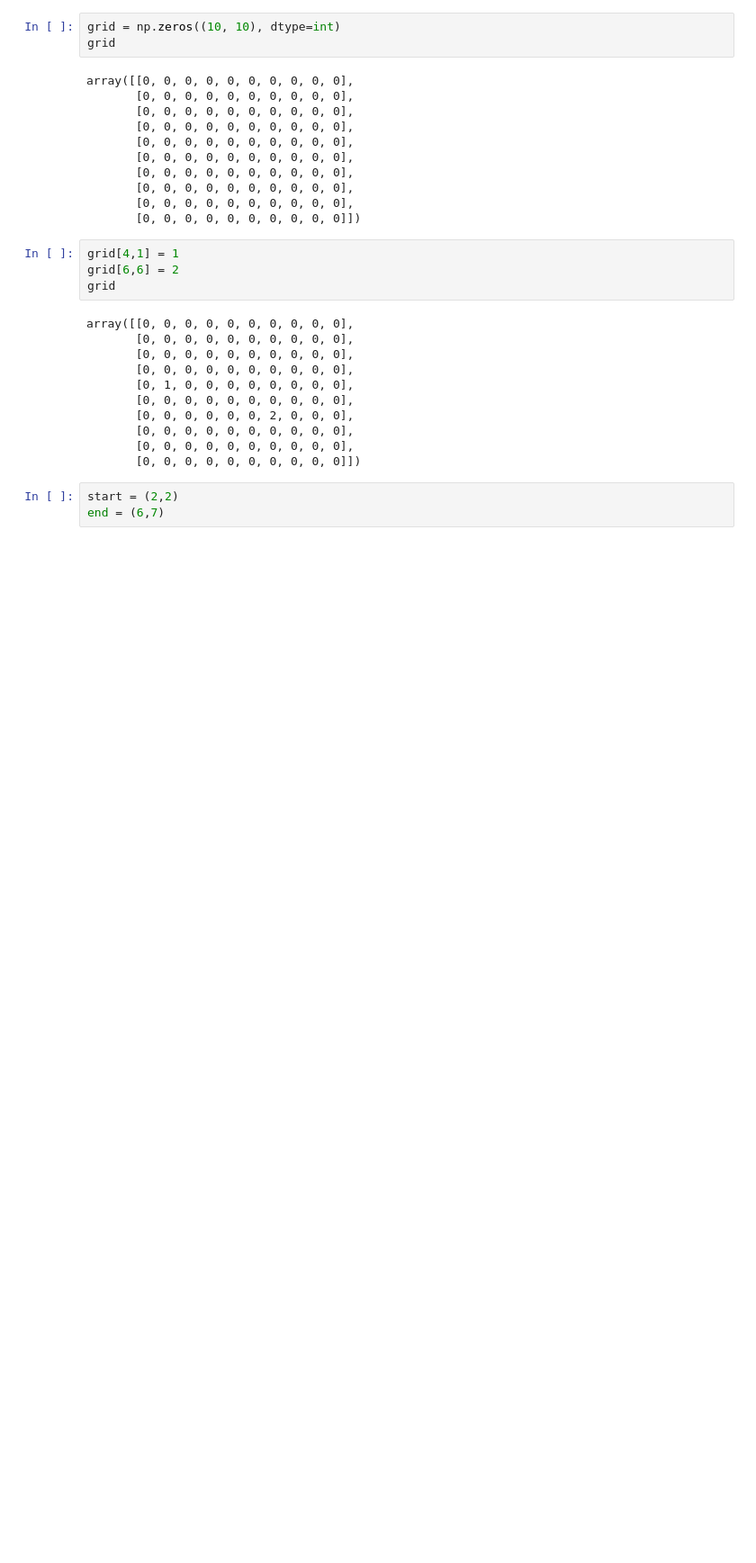
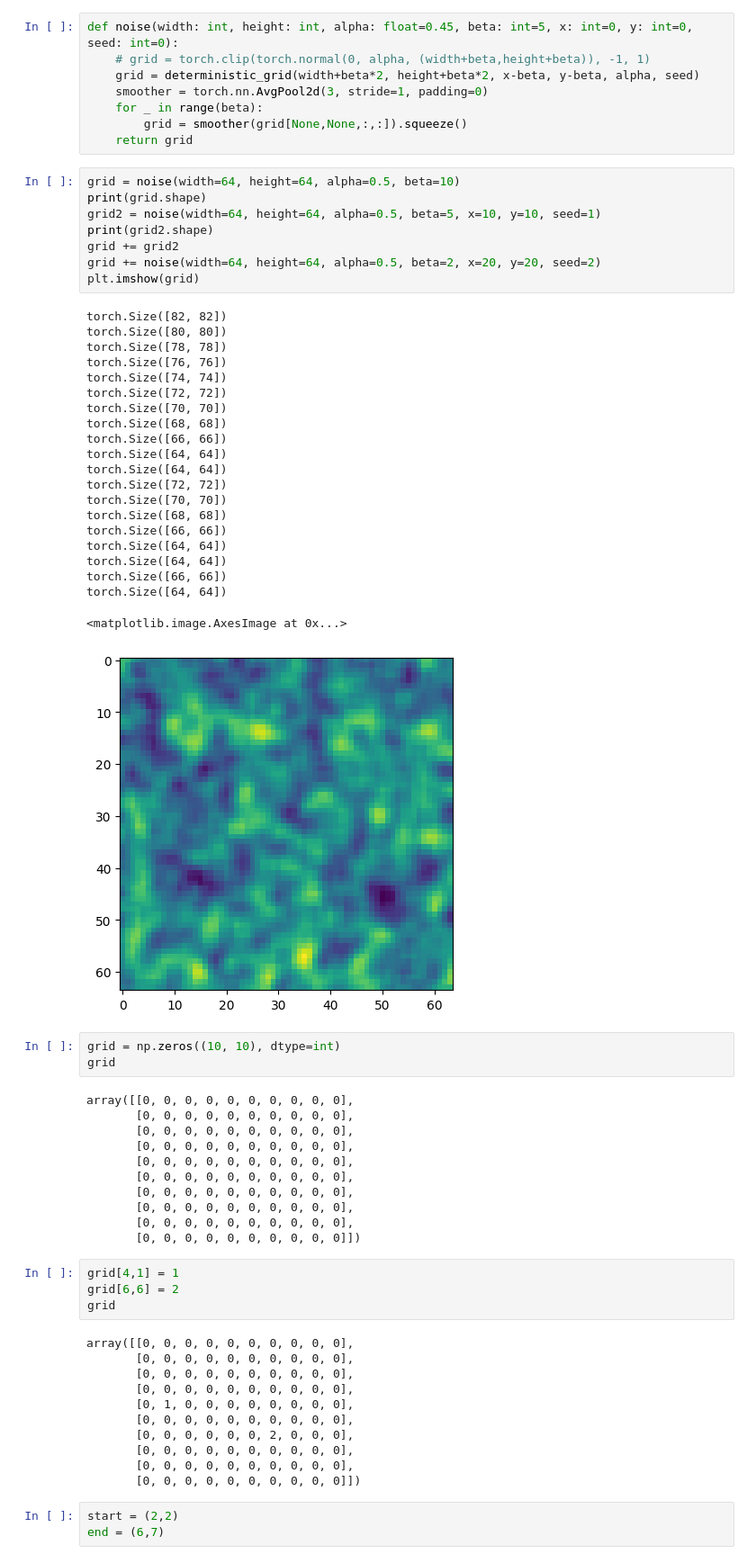
Before and after one commit to mnbvmnbv2/py-map, a Jupyter notebook: alt.ipynb, the cells around one changed output. Shown: that part at 90% size. Drawn from its saved outputs; the diff is of its cells as text; blank space fills up the shorter version.

```diff
--- a/alt.ipynb
+++ b/alt.ipynb
@@ -5,3 +79,41 @@ import matplotlib.pyplot as plt
+# %%
+def noise(width: int, height: int, alpha: float=0.45, beta: int=5, x: int=0, y: int=0, seed: int=0):
+    # grid = torch.clip(torch.normal(0, alpha, (width+beta,height+beta)), -1, 1)
+    grid = deterministic_grid(width+beta*2, height+beta*2, x-beta, y-beta, alpha, seed)
+    smoother = torch.nn.AvgPool2d(3, stride=1, padding=0)
+    for _ in range(beta):
+        grid = smoother(grid[None,None,:,:]).squeeze()
+    return grid
+# %%
+grid = noise(width=64, height=64, alpha=0.5, beta=10)
+print(grid.shape)
+grid2 = noise(width=64, height=64, alpha=0.5, beta=5, x=10, y=10, seed=1)
+print(grid2.shape)
+grid += grid2
+grid += noise(width=64, height=64, alpha=0.5, beta=2, x=20, y=20, seed=2)
+plt.imshow(grid)
+# %% [output]
+torch.Size([82, 82])
+torch.Size([80, 80])
+torch.Size([78, 78])
+torch.Size([76, 76])
+torch.Size([74, 74])
+torch.Size([72, 72])
+torch.Size([70, 70])
+torch.Size([68, 68])
+torch.Size([66, 66])
+torch.Size([64, 64])
+torch.Size([64, 64])
+torch.Size([72, 72])
+torch.Size([70, 70])
+torch.Size([68, 68])
+torch.Size([66, 66])
+torch.Size([64, 64])
+torch.Size([64, 64])
+torch.Size([66, 66])
+torch.Size([64, 64])
+<matplotlib.image.AxesImage at 0x...>
+[figure, added]
 # %%
 grid = np.zeros((10, 10), dtype=int)
 grid
```
Also changed, not shown: parts of 6 cells of this notebook.
